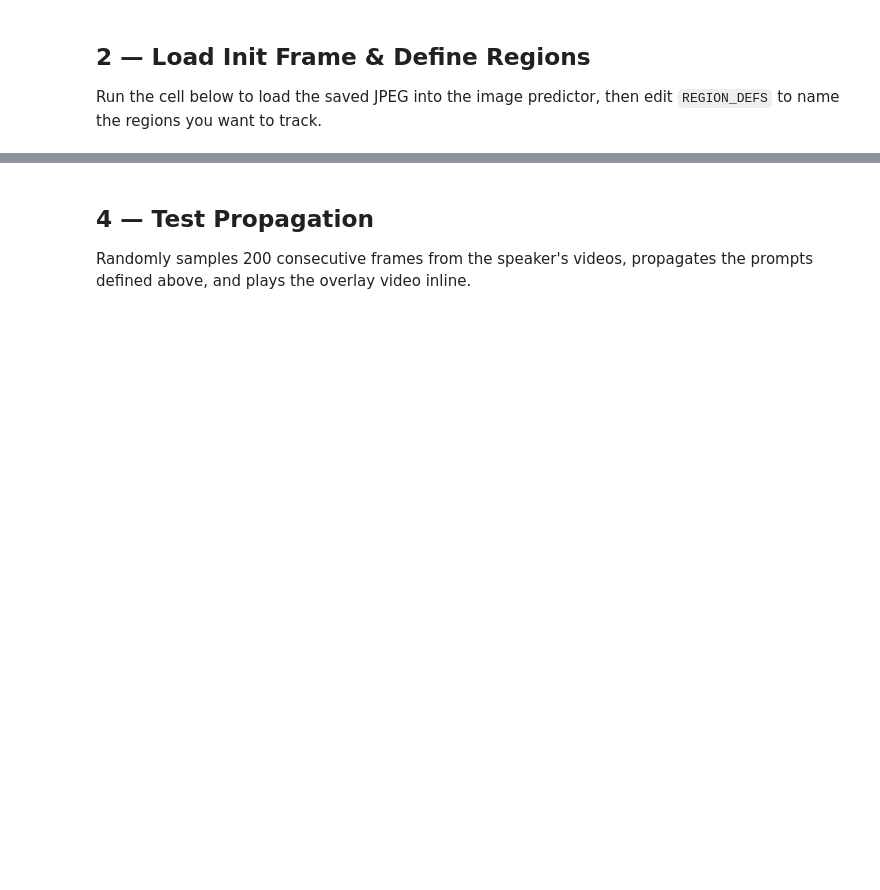
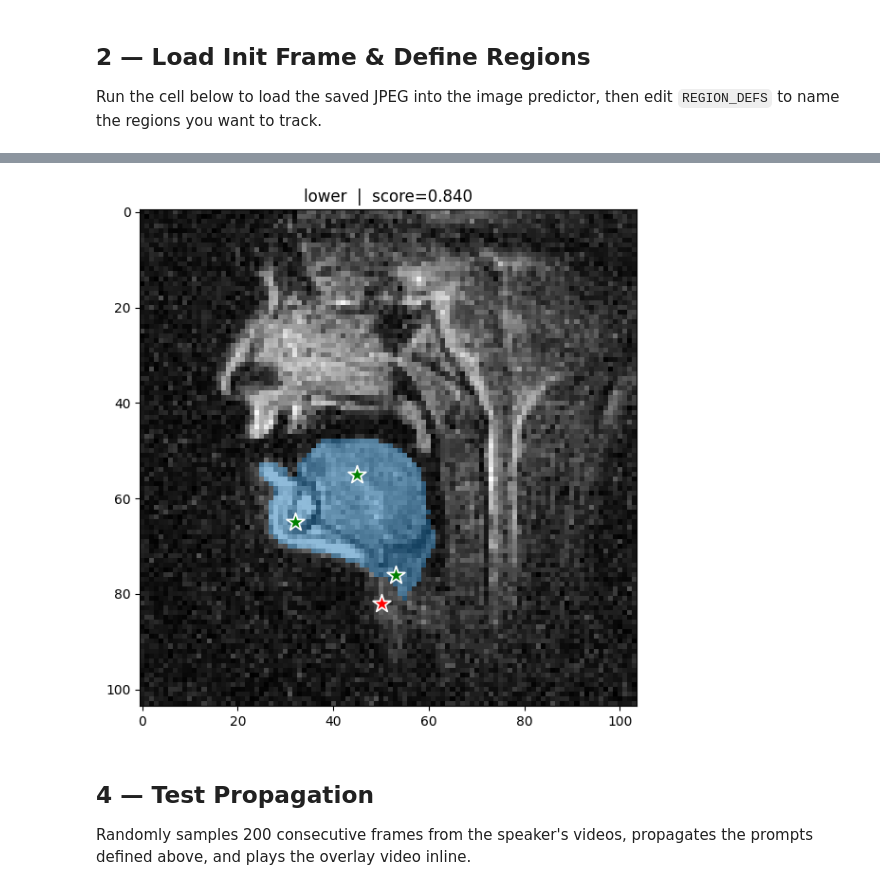
Before and after one commit to sfoley3/sam2, a Jupyter notebook: SAM2_base_workflow.ipynb, the cells around one changed output, grey strips where cells are left out. Saved outputs shown, nothing was run; the diff lists cells and outputs as text; code cells hidden in the pictures; blank space fills up the shorter version.

```diff
--- a/SAM2_base_workflow.ipynb
+++ b/SAM2_base_workflow.ipynb
@@ -110,7 +140,7 @@ if not video_files:
 print(f'{len(video_files)} video(s) found.')
 
 ann_frame_idx   = 0
-INIT_FRAME_PATH = os.path.join(SAM_SEG_DIR, f'{SPK}_init_frame.jpg')
+INIT_FRAME_PATH = os.path.join(SAM_SEG_DIR, f'{SPK}_frame.jpg')
 
 _cap    = [None]
 _nf     = [0]
@@ -310,0 +254,17 @@ plt.show()
+# %%
+def show_mask(mask, ax, obj_id=None):
+    cmap  = plt.get_cmap('tab10')
+    cidx  = 0 if obj_id is None else obj_id % 10
+    color = np.array([*cmap(cidx)[:3], 0.5])
+    h, w  = mask.shape[-2:]
+    ax.imshow(mask.reshape(h, w, 1) * color.reshape(1, 1, 4))
+
+def show_points(coords, labels, ax, marker_size=200):
+    pos = coords[labels == 1]
+    neg = coords[labels == 0]
+    ax.scatter(pos[:, 0], pos[:, 1], color='green', marker='*',
+               s=marker_size, edgecolor='white', linewidth=1.25)
+    ax.scatter(neg[:, 0], neg[:, 1], color='red', marker='*',
+               s=marker_size, edgecolor='white', linewidth=1.25)
+
+prompts = {}
@@ -311,3 +420,36 @@ plt.show()
+# %%
+### REGION 1 ###
+
+# ── Edit these for each region — duplicate this cell per region ──────────
+ann_obj_id = 0
+points     = np.array([[45, 55], [32, 65], [53, 76], [50, 82]], dtype=np.float32)
+labels     = np.array([1, 1, 1,0], np.int32)   # 1=positive, 0=negative
+# ─────────────────────────────────────────────────────────────────────────
+
+prompts[ann_obj_id] = points, labels
+
+masks, scores, _ = img_predictor.predict(
+    point_coords=points,
+    point_labels=labels,
+    multimask_output=False,
+)
+
+# store in regions dict for export
+_rd = next((r for r in REGION_DEFS if r['obj_id'] == ann_obj_id), None)
+if _rd:
+    regions[_rd['name']]['points'] = points.tolist()
+    regions[_rd['name']]['labels'] = labels.tolist()
+
+plt.figure(figsize=(9, 6))
+plt.title(f"{_rd['name'] if _rd else ann_obj_id}  |  score={scores[0]:.3f}")
+plt.imshow(image, cmap='gray')
+show_points(points, labels, plt.gca())
+show_mask(masks[0], plt.gca(), obj_id=ann_obj_id)
+#plt.axis('off')
+plt.tight_layout()
+plt.show()
+# %% [output]
+[figure, added]
 # %% [markdown]
 ## 4 — Test Propagation
 
```
Also changed, not shown: parts of 18 cells of this notebook, 2 other files.
